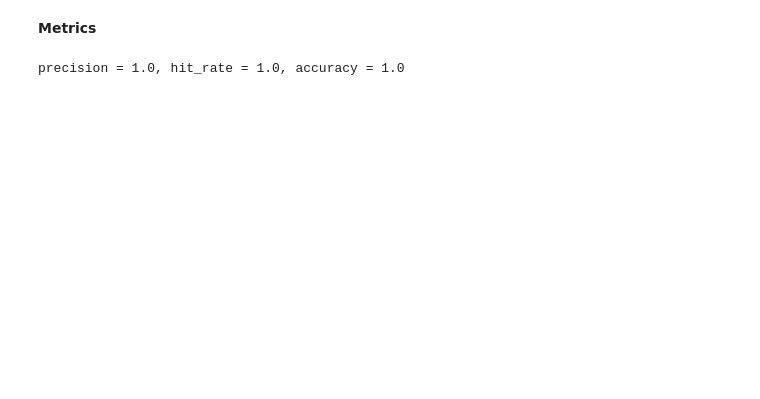
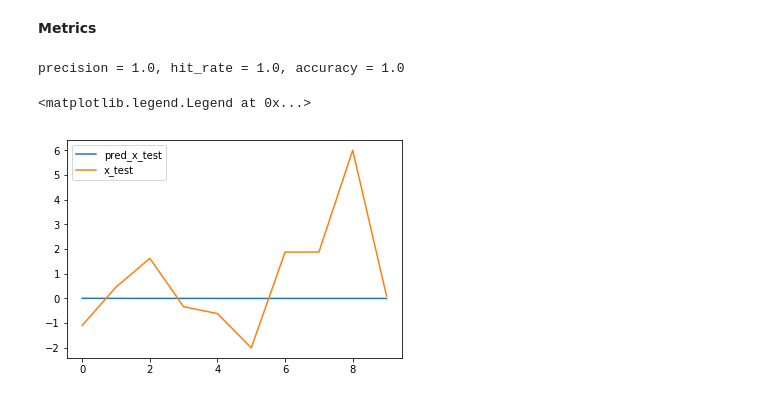
Before and after one commit to LinuxAI-PKU/ml-workspace, a Jupyter notebook: lstm-auto-encoder-decoder.ipynb, the cells around one changed output. Saved outputs shown, nothing was run; the diff lists cells and outputs as text; code cells hidden in the pictures; blank space fills up the shorter version.

Commit message:
lstm autoencoder

```diff
--- a/lstm-auto-encoder-decoder.ipynb
+++ b/lstm-auto-encoder-decoder.ipynb
@@ -247,9 +249,14 @@ x_test.shape
 (91, 10, 1)
 # %%
 hidden_dim = 16
+select_only_last_state = True
 # %%
 m = Sequential()
-m.add(LSTM(units=hidden_dim, input_shape=(window_length, 1), return_sequences=True))
+if select_only_last_state:
+    m.add(LSTM(hidden_dim, input_shape=(window_length, 1), return_sequences=False))
+    m.add(RepeatVector(window_length))
+else:
+    m.add(LSTM(hidden_dim, input_shape=(window_length, 1), return_sequences=True))
 m.add(Dropout(rate=0.1))
 m.add(LSTM(1, return_sequences=True, activation='linear'))
 m.compile(loss='mse', optimizer='adam')
@@ -345,3 +354,11 @@ accuracy = float(tp + tn) / (tp + tn + fp + fn)
 print('precision = {}, hit_rate = {}, accuracy = {}'.format(precision, hit_rate, accuracy))
 # %% [output]
 precision = 1.0, hit_rate = 1.0, accuracy = 1.0
+# %%
+index = 19
+plt.plot(pred_x_test[index], label='pred_x_test')
+plt.plot(x_test[index], label='x_test')
+plt.legend(loc='best')
+# %% [output]
+<matplotlib.legend.Legend at 0x...>
+[figure, added]
```
Also changed, not shown: parts of 12 cells of this notebook, 3 other files.
